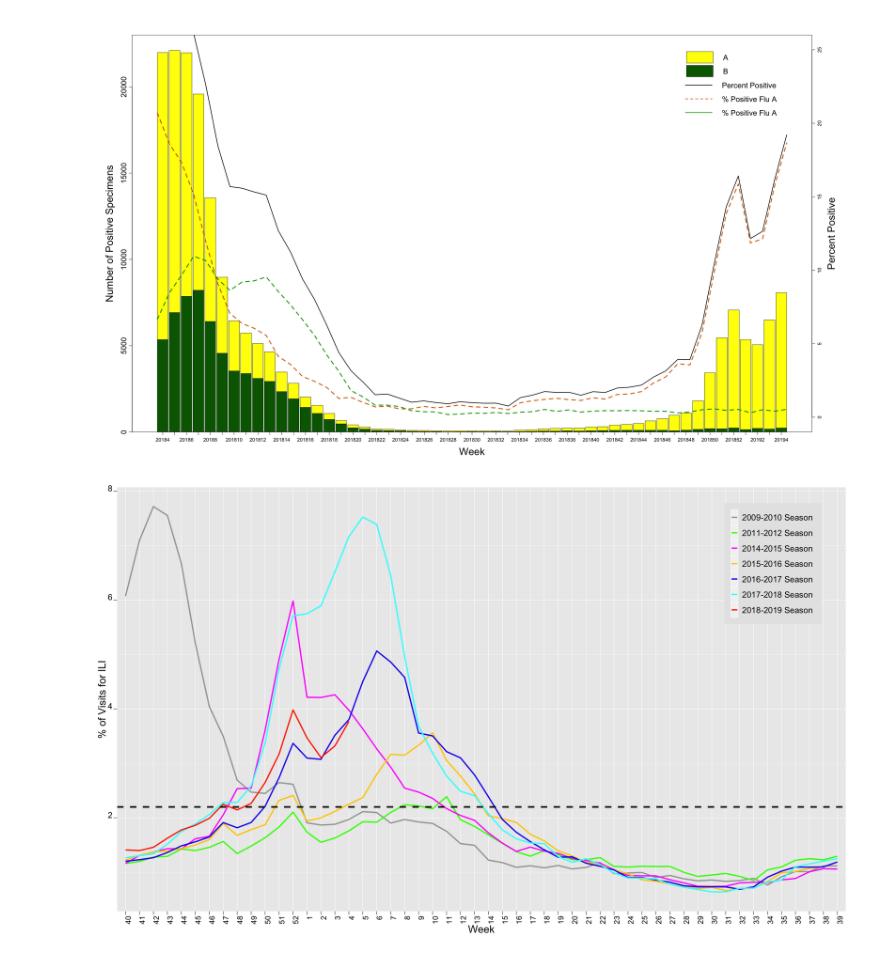
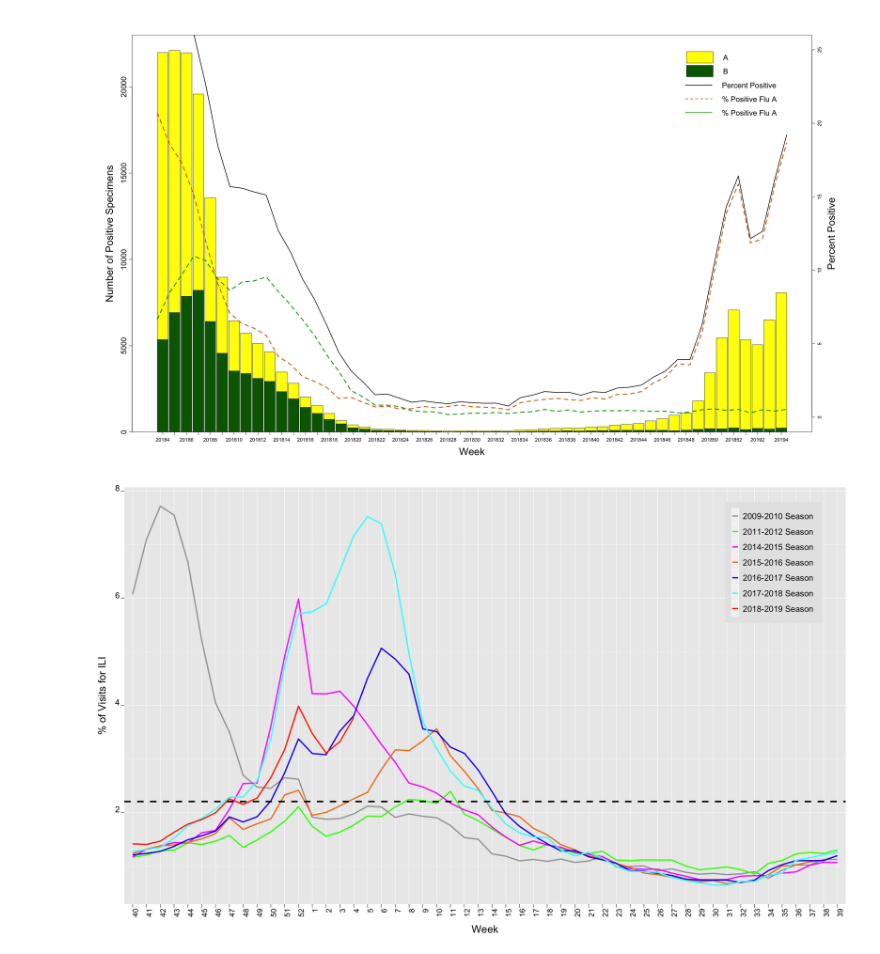
Before and after one commit to nullbringer/Exploratory-Data-Analysis, a Jupyter notebook: Lab1/part2/Lab1Part2.ipynb, the cells around one changed output. Saved outputs shown, nothing was run; the diff lists cells and outputs as text; code cells hidden in the pictures.

```diff
--- a/Lab1/part2/Lab1Part2.ipynb
+++ b/Lab1/part2/Lab1Part2.ipynb
@@ -164,34 +164,35 @@ for (i in 1:6) {
 
 
 pecrVect18 <- iliDat %>%
                 filter(YEAR == 2018 & WEEK %in% yearStartWeek)
 pecrVect19 <- iliDat %>%
                 filter(YEAR == 2019)
 pecrVectEnd <- rbind(pecrVect18,pecrVect19)
 dfEnd <- data.frame("yearComb" = paste(paste(2018, 2019, sep = "-"), "Season", sep = " "))
 
     dfEnd <- cbind(dfEnd, pecrVectEnd)
 df <- rbind(df,dfEnd)
 
 
 df$WEEK <- factor(df$WEEK, levels=xrange)
 
 
 p <- ggplot(data=df, aes(x=WEEK, y=X..WEIGHTED.ILI, group=yearComb, colour=yearComb)) + geom_line(size = 1.5)+
         geom_hline(yintercept=2.2, linetype="dashed", color = "black", size=1.8)+
         labs(x="Week",y="% of Visits for ILI")+
         theme(legend.position = c(0.9, 0.82),
             legend.background = element_rect(color = "grey90",
             fill = "grey90", size = 1),
             legend.text=element_text(size=20, margin = margin(b= 10,t =10,l=10, unit = "pt")),
             axis.text.x = element_text(size = 18, angle = 90, hjust = 1, colour="black"),
             axis.text.y = element_text(size = 20, angle = 0, hjust = 1, vjust = 0, colour="black"),
-            strip.text.x = element_text(size = 25,margin = margin(1.5,0,1.5,0, "cm")),
             axis.title=element_text(size=25,face="plain"),
             axis.ticks.length=unit(.30, "cm"),
             legend.title = element_blank(),
-            legend.margin=margin(t = 0.5, b=0.5, l=0.5, r=0.5, unit='cm')
+            legend.margin=margin(t = 0.5, b=0.5, l=0.5, r=0.5, unit='cm'),
+            axis.title.y = element_text(margin = margin(t = 0, r = 20, b = 0, l = 0)),
+            axis.title.x = element_text(margin = margin(t = 20, r = 0, b = 0, l = 0))
          )
-p + scale_colour_manual(values = c("2009-2010 Season" = "#A3A6A6", "2011-2012 Season" = "#33FF00", "2014-2015 Season" = "#FF00FF", "2015-2016 Season" = "#FFCC00", "2016-2017 Season" = "#250EEC", "2017-2018 Season" = "#33FFFF", "2018-2019 Season" = "#FF3300"))
+p + scale_colour_manual(values = c("2009-2010 Season" = "#A3A6A6", "2011-2012 Season" = "#33FF00", "2014-2015 Season" = "#FF00FF", "2015-2016 Season" = "#F28323", "2016-2017 Season" = "#250EEC", "2017-2018 Season" = "#33FFFF", "2018-2019 Season" = "#FF3300"))
 # %% [output]
-[figure, old version]
+[figure, new version]
```
